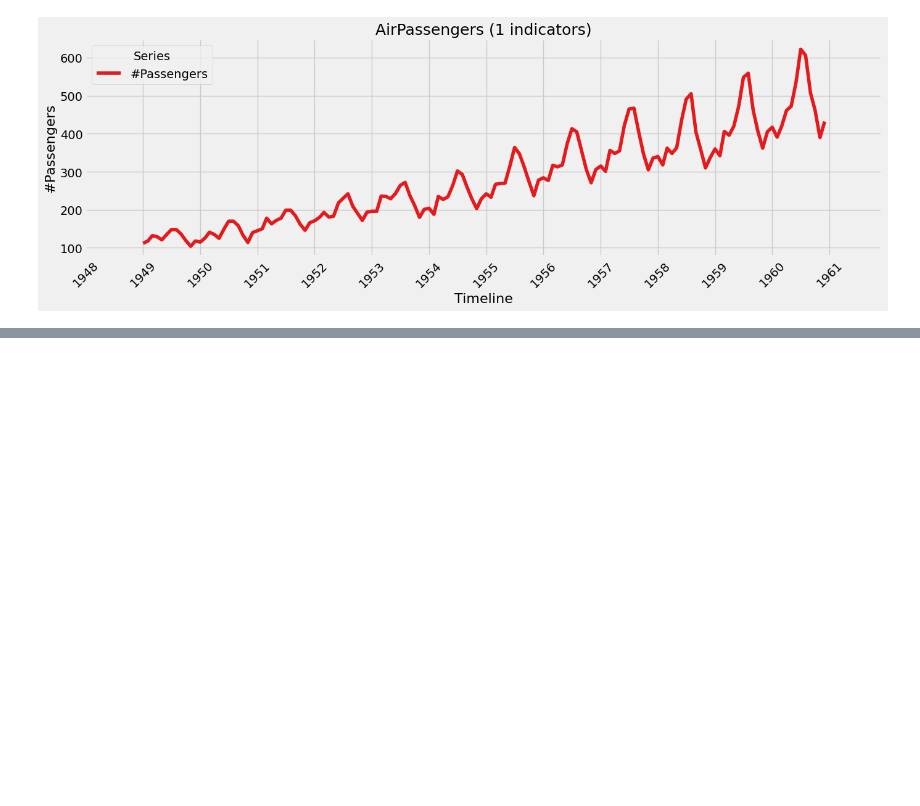
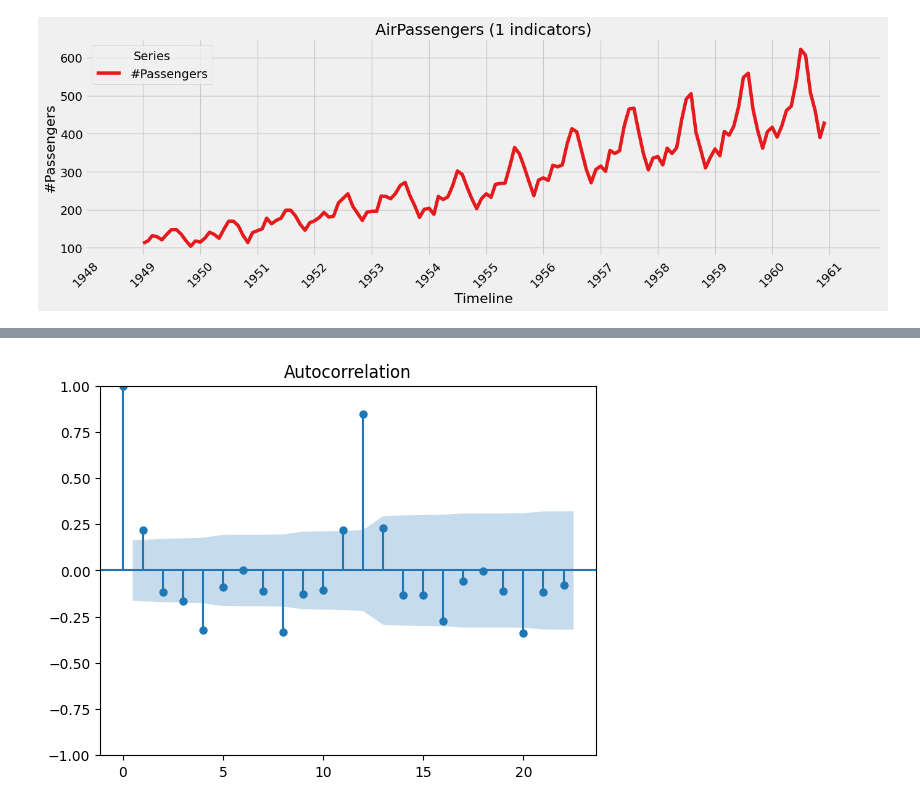
Before and after one commit to DucTrung1802/master-thesis, a Jupyter notebook: src/visualization/arima_visualization.ipynb, the cells around one changed output, grey strips where cells are left out. Cells and saved outputs as stored; diff of their text form; code cells hidden in the pictures; blank space fills up the shorter version.

```diff
--- a/src/visualization/arima_visualization.ipynb
+++ b/src/visualization/arima_visualization.ipynb
@@ -83,0 +120,6 @@ look-up table. The actual p-value is smaller than the p-value returned.
+# %%
+df.dropna(inplace=True)
+# %%
+plot_acf(df['value_boxcox_diff'])
+# %% [output]
+[figure, added]
```
Also changed, not shown: parts of 18 cells of this notebook, 13 other files.
